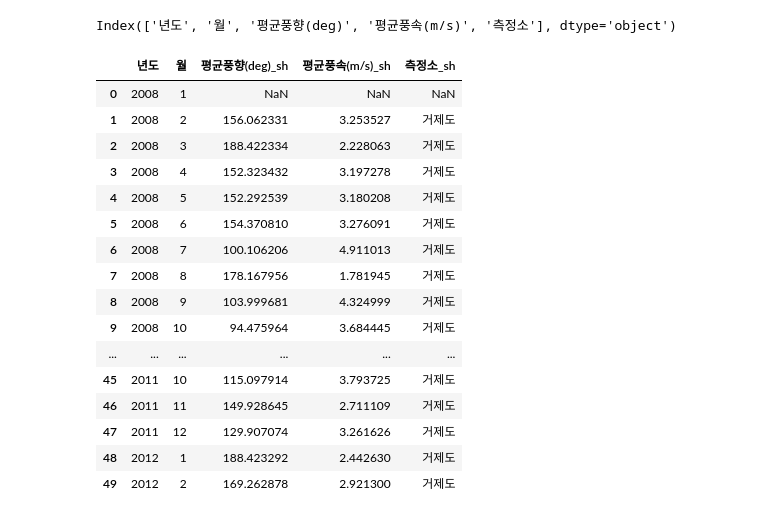
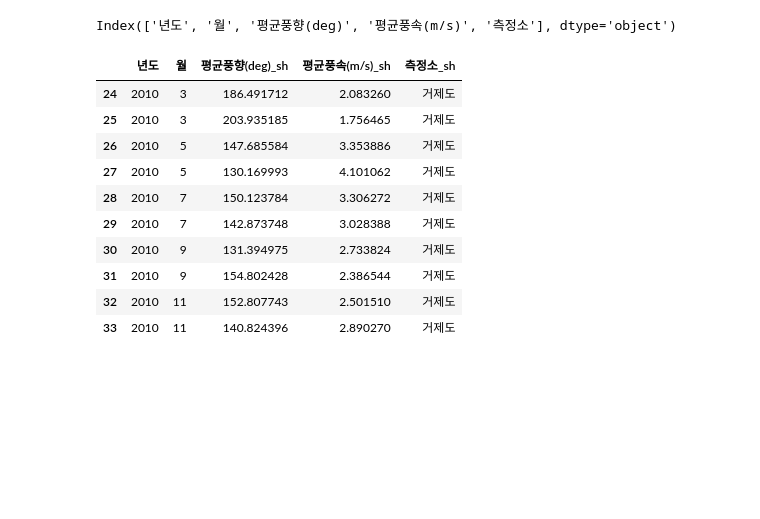
Before and after one commit to meucham11/gonggong_project, a Jupyter notebook: 00_analysis/00_분석.ipynb, the cells around one changed output. Saved outputs shown, nothing was run; the diff lists cells and outputs as text; code cells hidden in the pictures; blank space fills up the shorter version.

```diff
--- a/00_analysis/00_분석.ipynb
+++ b/00_analysis/00_분석.ipynb
@@ -652,22 +696,35 @@ wind_shift2.columns=['평균풍향(deg)_sh', '평균풍속(m/s)_sh', '측정소_
 # %%
+wind_shift2=wind[['평균풍향(deg)','평균풍속(m/s)','측정소']].shift(1)
+wind_shift2.columns=['평균풍향(deg)_sh', '평균풍속(m/s)_sh', '측정소_sh']
 wind_shift=pd.concat([wind,wind_shift2],axis=1)[['년도','월','평균풍향(deg)_sh', '평균풍속(m/s)_sh', '측정소_sh']]
+wind_shift=wind_shift[wind_shift['년도']>=2010]
+# %%
+def season(data):
+    if (data['월']==1)|(data['월']==2):
+        return 3
+    elif (data['월']==3)|(data['월']==4):
+        return 5
+    elif (data['월']==5)|(data['월']==6):
+        return 7
+    elif (data['월']==7)|(data['월']==8):
+        return 9
+    elif (data['월']==9)|(data['월']==10):
+        return 11
+    elif (data['월']==11)|(data['월']==12):
+        return 1
+# %%
+wind_shift['월']=wind_shift.apply(season,axis=1)
 # %%
-wind_shift.head(50)
+wind_shift.head(10)
 # %% [output]
 |  | 년도 | 월 | 평균풍향(deg)_sh | 평균풍속(m/s)_sh | 측정소_sh |
-| 0 | 2008 | 1 | NaN | NaN | NaN |
-| 1 | 2008 | 2 | 156.062331 | 3.253527 | 거제도 |
-| 2 | 2008 | 3 | 188.422334 | 2.228063 | 거제도 |
-| 3 | 2008 | 4 | 152.323432 | 3.197278 | 거제도 |
-| 4 | 2008 | 5 | 152.292539 | 3.180208 | 거제도 |
-| 5 | 2008 | 6 | 154.370810 | 3.276091 | 거제도 |
-| 6 | 2008 | 7 | 100.106206 | 4.911013 | 거제도 |
-| 7 | 2008 | 8 | 178.167956 | 1.781945 | 거제도 |
-| 8 | 2008 | 9 | 103.999681 | 4.324999 | 거제도 |
-| 9 | 2008 | 10 | 94.475964 | 3.684445 | 거제도 |
-| ... | ... | ... | ... | ... | ... |
-| 45 | 2011 | 10 | 115.097914 | 3.793725 | 거제도 |
-| 46 | 2011 | 11 | 149.928645 | 2.711109 | 거제도 |
-| 47 | 2011 | 12 | 129.907074 | 3.261626 | 거제도 |
-| 48 | 2012 | 1 | 188.423292 | 2.442630 | 거제도 |
-| 49 | 2012 | 2 | 169.262878 | 2.921300 | 거제도 |
+| 24 | 2010 | 3 | 186.491712 | 2.083260 | 거제도 |
+| 25 | 2010 | 3 | 203.935185 | 1.756465 | 거제도 |
+| 26 | 2010 | 5 | 147.685584 | 3.353886 | 거제도 |
+| 27 | 2010 | 5 | 130.169993 | 4.101062 | 거제도 |
+| 28 | 2010 | 7 | 150.123784 | 3.306272 | 거제도 |
+| 29 | 2010 | 7 | 142.873748 | 3.028388 | 거제도 |
+| 30 | 2010 | 9 | 131.394975 | 2.733824 | 거제도 |
+| 31 | 2010 | 9 | 154.802428 | 2.386544 | 거제도 |
+| 32 | 2010 | 11 | 152.807743 | 2.501510 | 거제도 |
+| 33 | 2010 | 11 | 140.824396 | 2.890270 | 거제도 |
```
Also changed, not shown: parts of 80 cells of this notebook.
